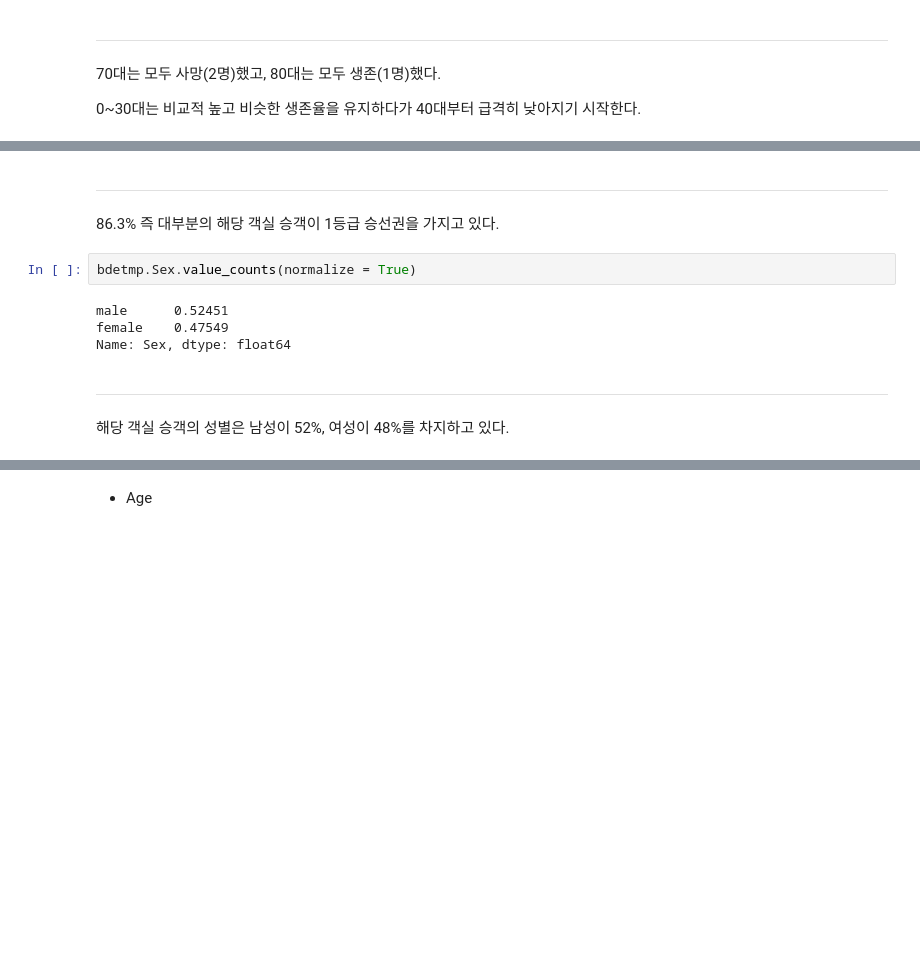
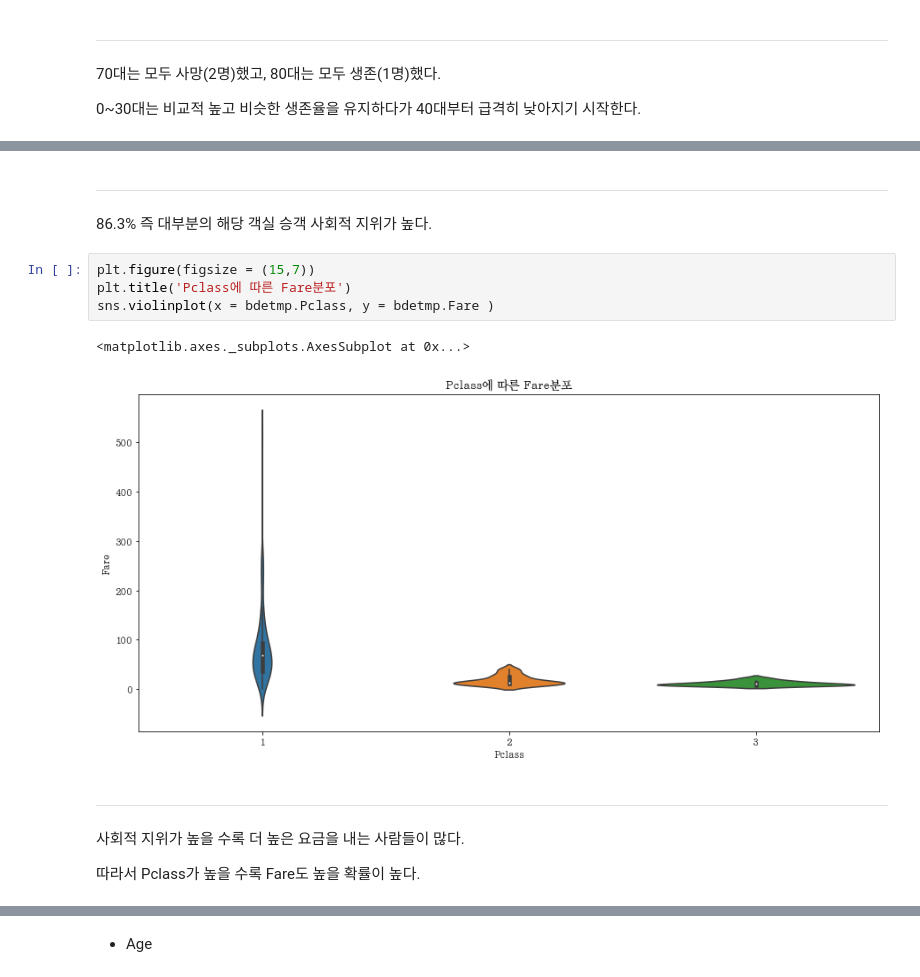
Before and after one commit to Abdumaleek/Kaggle-Titanic, a Jupyter notebook: New Titanic.ipynb, the cells around one changed output, grey strips where cells are left out. Saved outputs shown, nothing was run; the diff lists cells and outputs as text; blank space fills up the shorter version.

```diff
--- a/New Titanic.ipynb
+++ b/New Titanic.ipynb
@@ -244,12 +244,17 @@ mpl.rcParams['font.size'] = 12.0
 # %% [markdown]
 -------------------------------
-86.3% 즉 대부분의 해당 객실 승객이 1등급 승선권을 가지고 있다.
+86.3% 즉 대부분의 해당 객실 승객 사회적 지위가 높다.
-# %%
-bdetmp.Sex.value_counts(normalize = True)
-# %% [output]
-male      0.52451
-female    0.47549
-Name: Sex, dtype: float64
-# %% [markdown]
--------------------------------
-해당 객실 승객의 성별은 남성이 52%, 여성이 48%를 차지하고 있다.
+# %%
+plt.figure(figsize = (15,7))
+plt.title('Pclass에 따른 Fare분포')
+sns.violinplot(x = bdetmp.Pclass, y = bdetmp.Fare )
+# %% [output]
+<matplotlib.axes._subplots.AxesSubplot at 0x...>
+[figure, added]
+# %% [markdown]
+-----------------------------------------
+사회적 지위가 높을 수록 더 높은 요금을 내는 사람들이 많다.
+
+
+
+따라서 Pclass가 높을 수록 Fare도 높을 확률이 높다.
```
Also changed, not shown: parts of 13 cells of this notebook.
